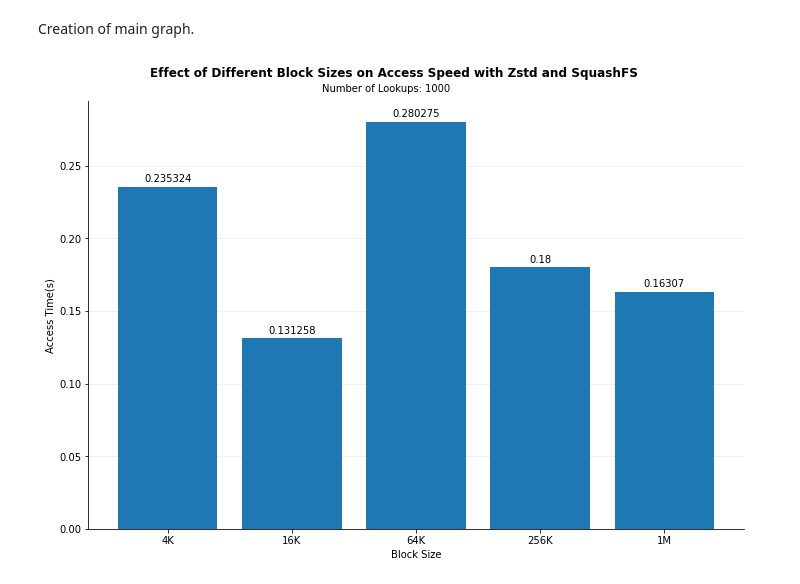
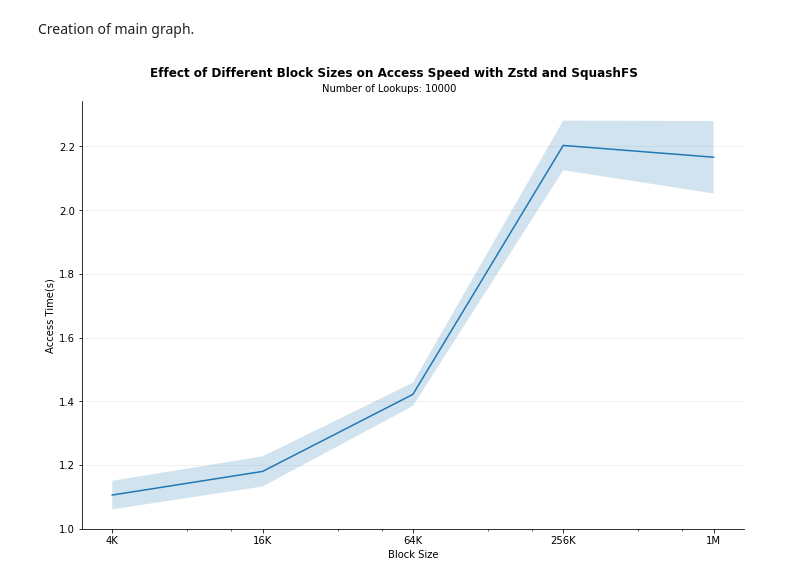
Before and after one commit to CarlosCRG19/open-source-mlh-fellowship, a Jupyter notebook: Week-5/3rdTests.ipynb, the cells around one changed output. Saved outputs shown, nothing was run; the diff lists cells and outputs as text; code cells hidden in the pictures.

```diff
--- a/Week-5/3rdTests.ipynb
+++ b/Week-5/3rdTests.ipynb
@@ -165,0 +192,11 @@ df_19
+# %%
+print("Average results for Acess Time")
+
+mean_df = df_19.groupby("block_size").access_time.agg(["min", "max", "mean", "std"])
+
+# Sorting the DataFrame on Block Size
+mean_df["sort"] = mean_df.index.map(lambda x: int(x[:-1]) if x[-1] == "K" else int(x[:-1])*1000)
+mean_df.sort_values(by="sort", inplace=True)
+mean_df.drop("sort", axis=1, inplace=True)
+
+mean_df
@@ -168,16 +214,20 @@ Creation of main graph.
 # %%
 fig, ax = plt.subplots()
 
 fig.suptitle("Effect of Different Block Sizes on Access Speed with Zstd and SquashFS", weight="bold", y=1)
-fig.text(s="Number of Lookups: 1000", y=0.95, x=0.4)
+fig.text(s=f"Number of Lookups: {NB_LOOKUPS}", y=0.95, x=0.4)
 
-compression_ratio_bars = ax.bar(x=df_19["block_size"], height=df_19["access_time"])
+x = [pow(4,i) for i in range(1, 6)] # Array for ticks in X axis
+
+ax.semilogx(x, mean_df["mean"], base=4)
+ax.fill_between(x, mean_df["mean"] - mean_df["std"], mean_df["mean"] + mean_df["std"], alpha=0.2)
 
 ax.set_ylabel("Access Time(s)")
 ax.set_xlabel("Block Size")
-ax.bar_label(compression_ratio_bars, padding=3)
+ax.set_xticks(x)
+ax.set_xticklabels(block_sizes)
 
 fig.tight_layout()
 plt.show()
 # %% [output]
-[figure, old version]
+[figure, new version]
```
Also changed, not shown: parts of 5 cells of this notebook.
